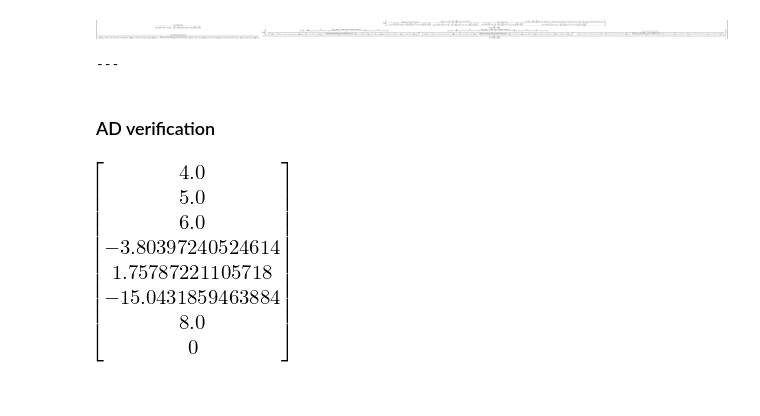
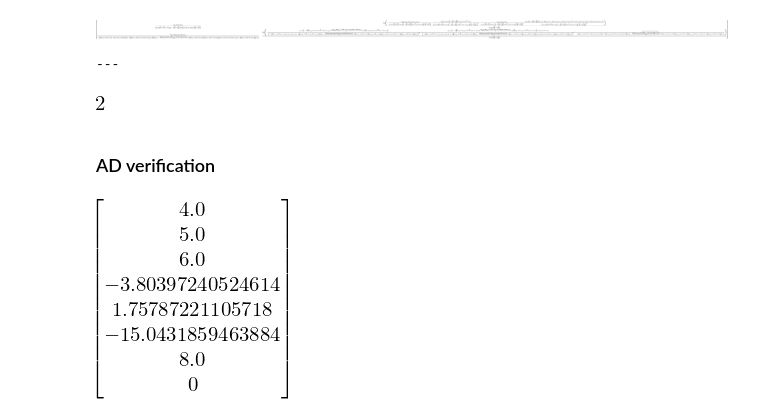
Before and after one commit to Rojetto/helicopter_thesis_code, a Jupyter notebook: scripts/nonlinear_analysis.ipynb, the cells around one changed output. Cells and saved outputs as stored; diff of their text form; code cells hidden in the pictures; blank space fills up the shorter version.

```diff
--- a/scripts/nonlinear_analysis.ipynb
+++ b/scripts/nonlinear_analysis.ipynb
@@ -200,6 +200,10 @@ decoupling_matrix_ext2 = decoupling_matrix(f_ext2, gx_ext2, h, r_ext2, x_ext2) #
 ---
 [figure]
 ---
+# %%
+sb.generic_rank(decoupling_matrix_ext2)
+# %% [output]
+[figure, added]
 # %% [markdown]
 ### AD verification
 # %%
```
Also changed, not shown: parts of 4 cells of this notebook, 6 other files.
